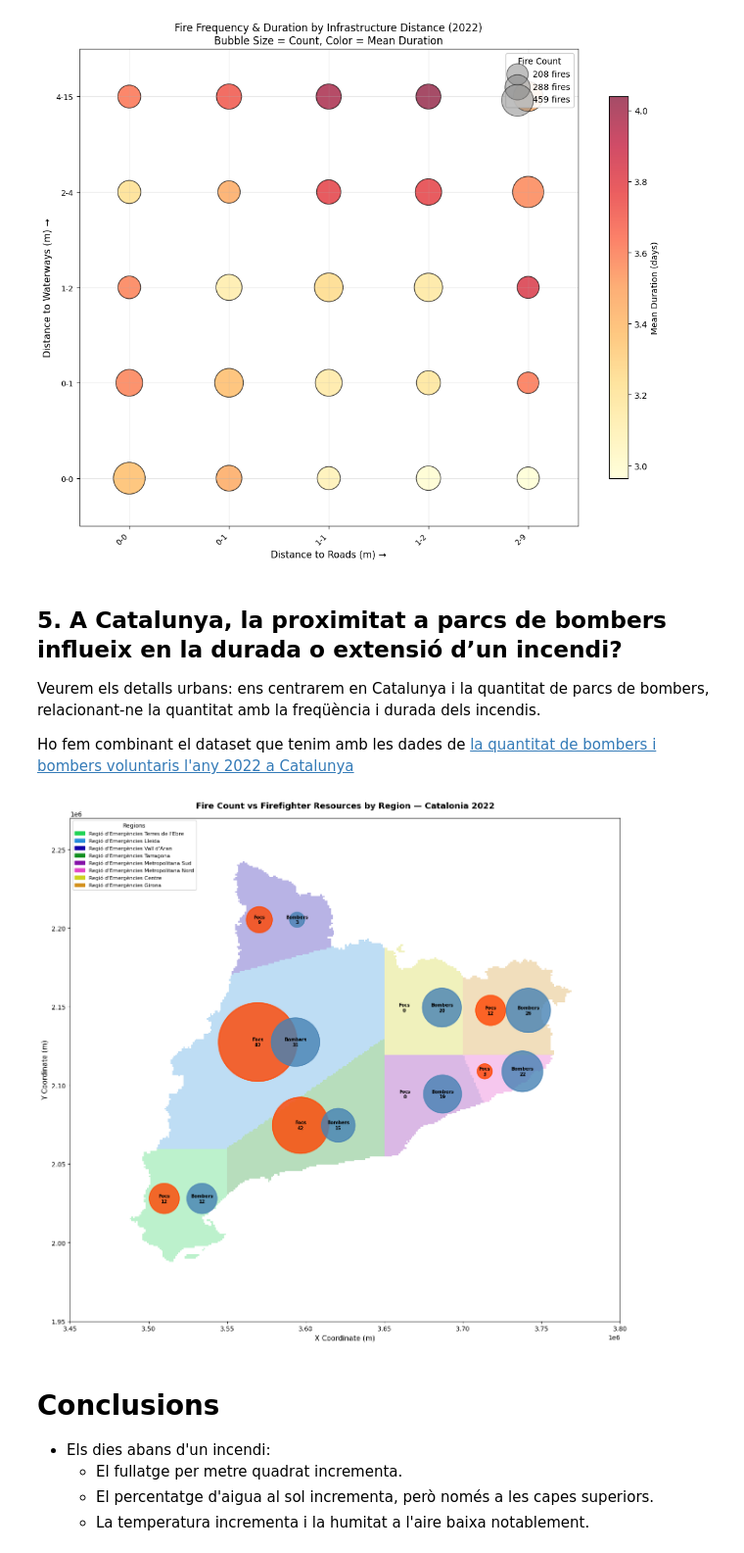
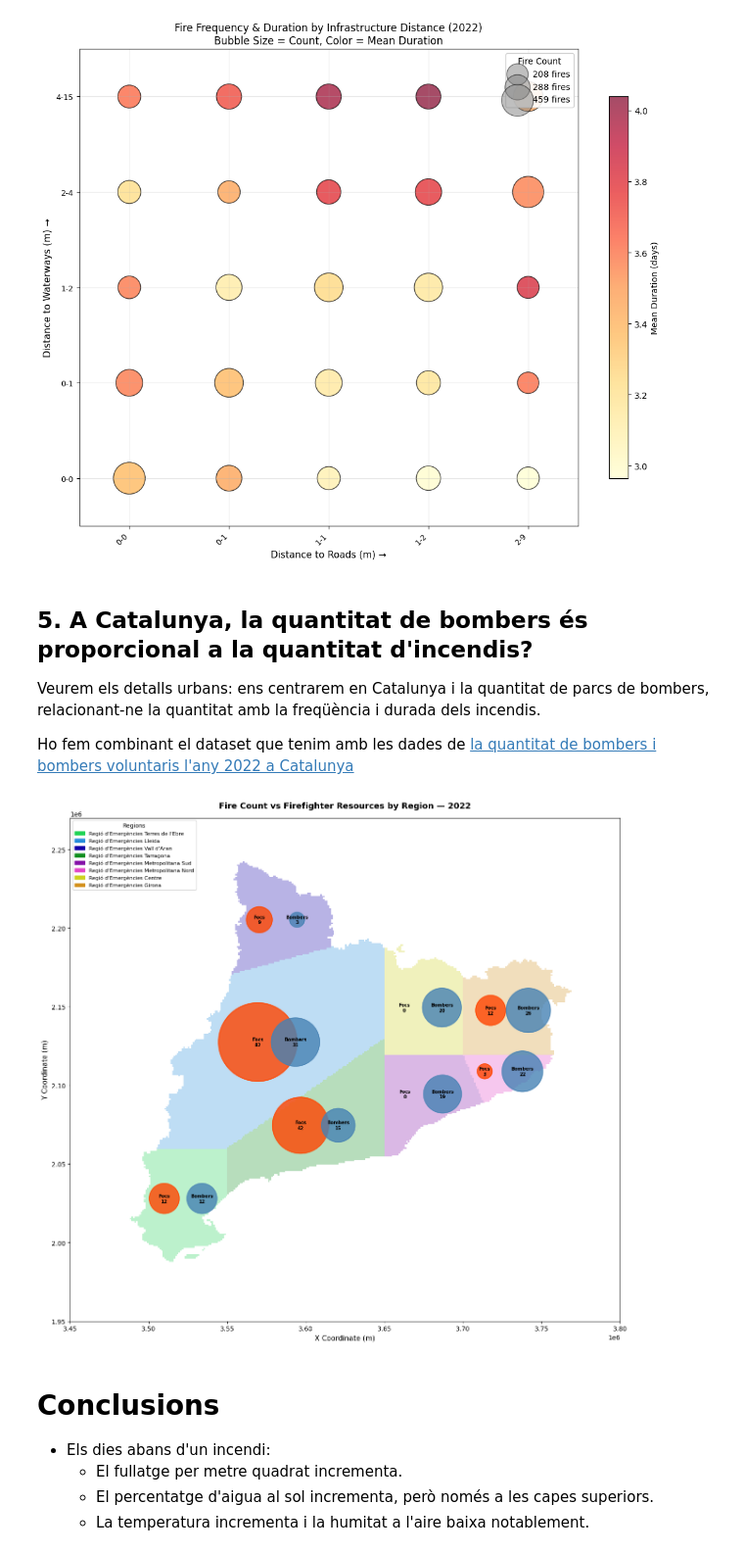
Before and after one commit to EstherRH00/IberFire, a Jupyter notebook: Part 2.ipynb, the cells around one changed output. Shown at 98% size. Cells and saved outputs as stored; diff of their text form; code cells hidden in the pictures.

```diff
--- a/Part 2.ipynb
+++ b/Part 2.ipynb
@@ -1316,7 +1317,7 @@ plt.show()
 # %% [output]
 [figure]
 # %% [markdown]
-## 5. A Catalunya, la proximitat a parcs de bombers influeix en la durada o extensió d’un incendi?
+## 5. A Catalunya, la quantitat de bombers és proporcional a la quantitat d'incendis?
 Veurem els detalls urbans: ens centrarem en Catalunya i la quantitat de parcs de bombers, relacionant-ne la quantitat amb la freqüència i durada dels incendis.
 
 Ho fem combinant el dataset que tenim amb les dades de [la quantitat de bombers i bombers voluntaris l'any 2022 a Catalunya](https://analisi.transparenciacatalunya.cat/Seguretat/Parcs-de-bombers-per-regi-d-emerg-ncies/8ymu-ma9b/about_data)
@@ -1565,35 +1566,35 @@ for region_id, (cx, cy) in centroids.items():
         cx + offset, cy,
         f"Bombers\n{int(ff_total)}",
         ha="center", va="center",
         fontsize=7, fontweight="bold",
         color="black"
     )
 
 # ============================================================
 # Formatting
 # ============================================================
 
 xmin, xmax = 3450000, 3800000
 ymin, ymax = 1950000, 2270000
 ax.set_xlim(xmin, xmax)
 ax.set_ylim(ymin, ymax)
 ax.set_aspect('equal')
 
 ax.set_xlabel("X Coordinate (m)", fontsize=11)
 ax.set_ylabel("Y Coordinate (m)", fontsize=11)
-ax.set_title("Fire Count vs Firefighter Resources by Region — Catalonia 2022",
+ax.set_title("Fire Count vs Firefighter Resources by Region — 2022",
              fontsize=13, fontweight="bold", pad=15)
 
 legend_patches = [
     mpatches.Patch(color=region_colors[region_id], label=region_labels[region_id])
     for region_id in sorted(region_labels.keys())
 ]
 ax.legend(handles=legend_patches, loc="upper left", title="Regions",
           fontsize=8, title_fontsize=9, framealpha=0.9)
 plt.tight_layout()
 plt.show()
 # %% [output]
-[figure, old version]
+[figure, new version]
 # %% [markdown]
 # Conclusions
 
```
Also changed, not shown: parts of 3 cells of this notebook, 1 other file.
